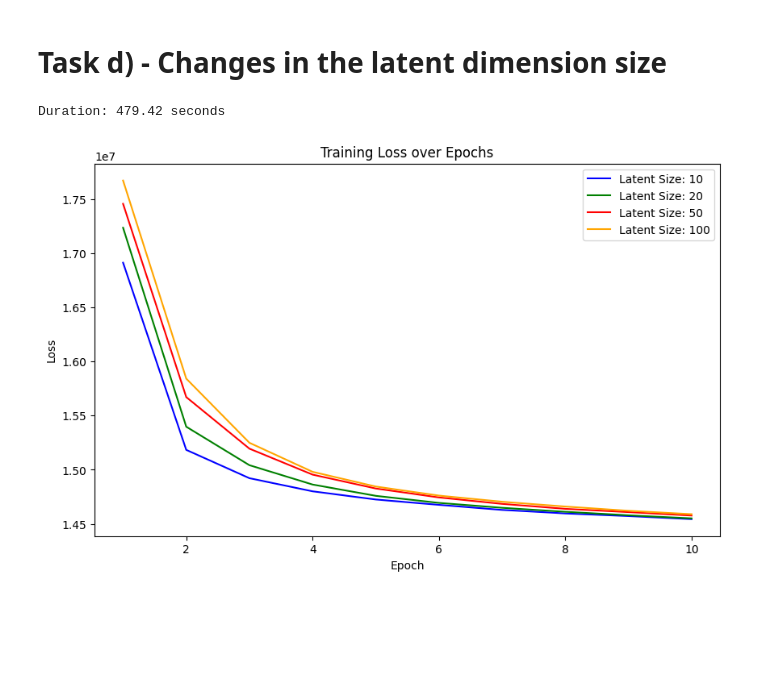
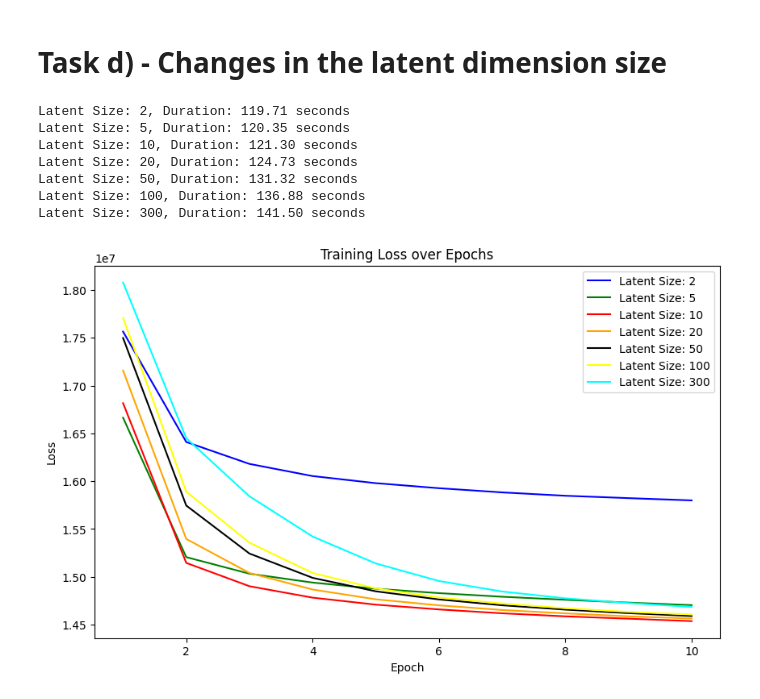
Before and after one commit to Avolord/DeepLearning, a Jupyter notebook: Exercise2/exercise2_newTry.ipynb, the cells around one changed output. Cells and saved outputs as stored; diff of their text form; code cells hidden in the pictures; blank space fills up the shorter version.

```diff
--- a/Exercise2/exercise2_newTry.ipynb
+++ b/Exercise2/exercise2_newTry.ipynb
@@ -200,35 +200,43 @@ plt.show()
 # %%
 import time
 
 def plot_for_latent_sizes(latent_sizes):
-    colors = ['blue', 'green', 'red', 'orange']
+    colors = ['blue', 'green', 'red', 'orange', 'black', 'yellow', 'cyan']
     # Initialize model and optimizer for each latent size
     models = [VAE(input_size, hidden_size, latent_size).to(device) for latent_size in latent_sizes]
     optimizers = [optim.Adam(model.parameters(), lr=lr) for model in models]
 
     all_losses = []
-    start_time = time.time()
+    i = 0
     for model, optimizer in zip(models, optimizers):
         losses = []
+        start_time = time.time()
         for epoch in range(1, epochs + 1):
             total_loss = train(model, train_loader, optimizer, epoch, False)
             losses.append(total_loss)
         all_losses.append(losses)
-    duration = time.time() - start_time
-    print('Duration: {:.2f} seconds'.format(duration))
+        duration = time.time() - start_time
+        print('Latent Size: {}, Duration: {:.2f} seconds'.format(latent_sizes[i], duration))
+        i = i + 1
 
     # Plot the loss curves for each latent size
     plt.figure(figsize=(10, 6))
     for i, latent_size in enumerate(latent_sizes):
         plt.plot(range(1, epochs + 1), all_losses[i], label='Latent Size: {}'.format(latent_size), color=colors[i])
     plt.xlabel('Epoch')
     plt.ylabel('Loss')
     plt.title('Training Loss over Epochs')
     plt.legend()
     plt.show()
 
-latent_sizes = [10, 20, 50, 100]
+latent_sizes = [2, 5, 10, 20, 50, 100, 300]
 plot_for_latent_sizes(latent_sizes)
 # %% [output]
-Duration: 479.42 seconds
+Latent Size: 2, Duration: 119.71 seconds
+Latent Size: 5, Duration: 120.35 seconds
+Latent Size: 10, Duration: 121.30 seconds
+Latent Size: 20, Duration: 124.73 seconds
+Latent Size: 50, Duration: 131.32 seconds
+Latent Size: 100, Duration: 136.88 seconds
+Latent Size: 300, Duration: 141.50 seconds
-[figure, old version]
+[figure, new version]
```
